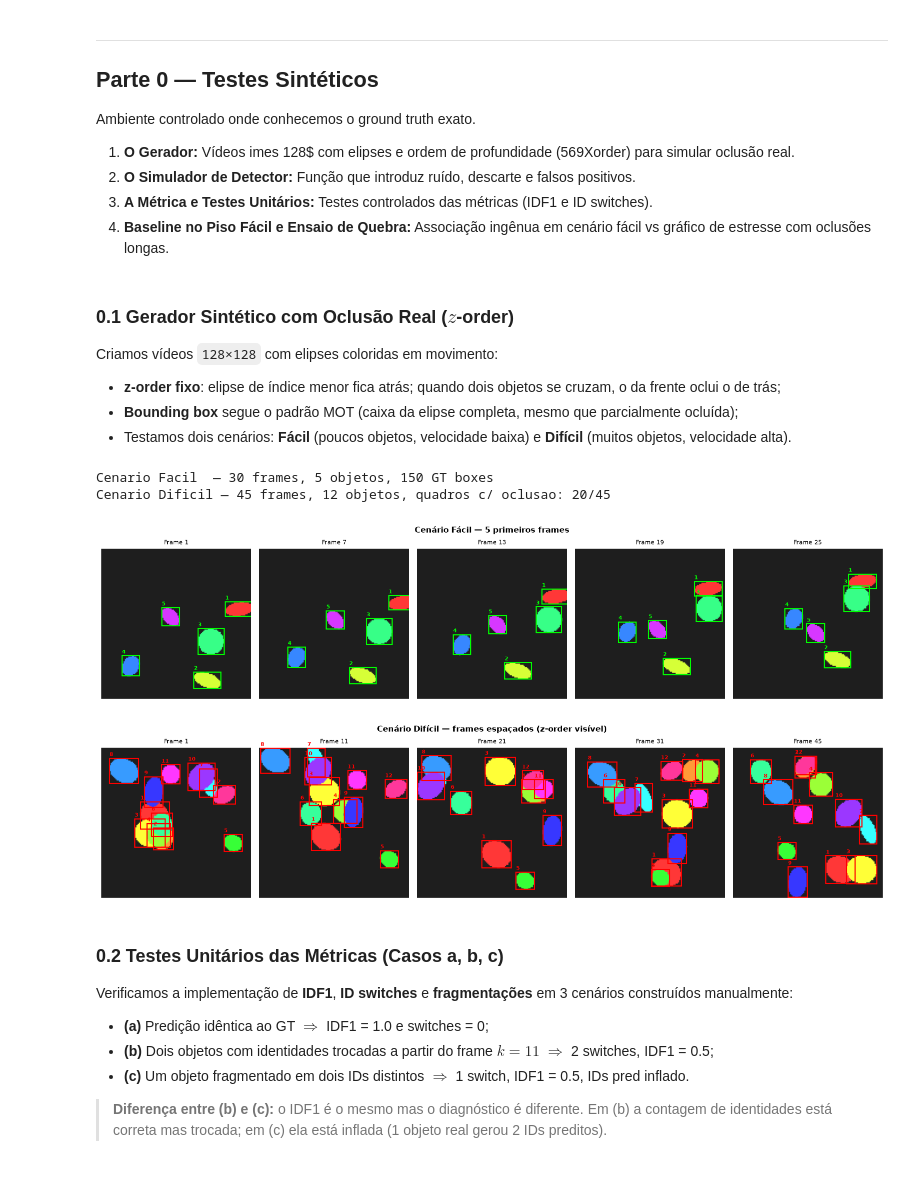
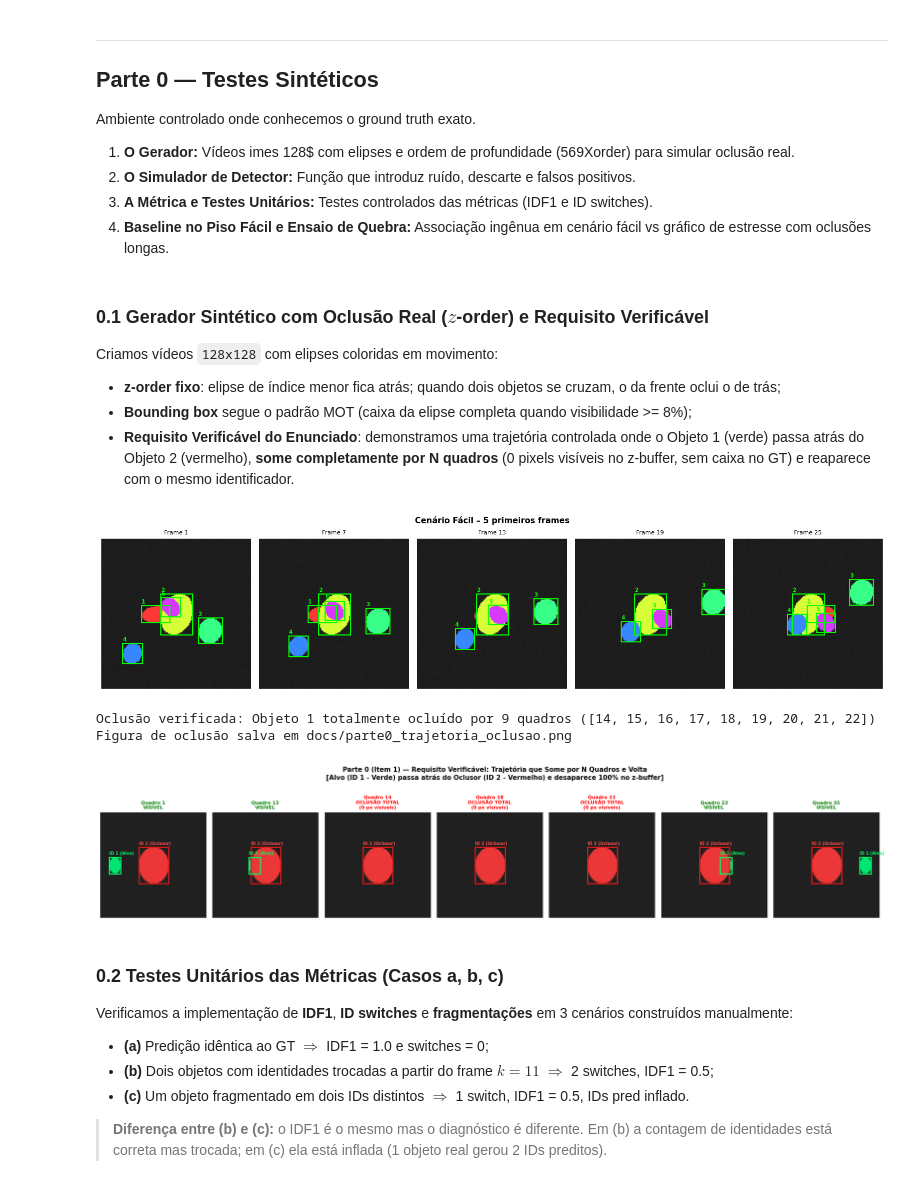
Before and after one commit to ThevezGomes/Programming-Assignment-2---Deep-Learning, a Jupyter notebook: src/pipeline.ipynb, the cells around one changed output. Saved outputs shown, nothing was run; the diff lists cells and outputs as text; code cells hidden in the pictures.

```diff
--- a/src/pipeline.ipynb
+++ b/src/pipeline.ipynb
@@ -49,38 +49,40 @@ Ambiente controlado onde conhecemos o ground truth exato.
 3. **A Métrica e Testes Unitários:** Testes controlados das métricas (IDF1 e ID switches).
 4. **Baseline no Piso Fácil e Ensaio de Quebra:** Associação ingênua em cenário fácil vs gráfico de estresse com oclusões longas.
 # %% [markdown]
-### 0.1 Gerador Sintético com Oclusão Real ($z$-order)
+### 0.1 Gerador Sintético com Oclusão Real ($z$-order) e Requisito Verificável
 
-Criamos vídeos `128×128` com elipses coloridas em movimento:
+Criamos vídeos `128x128` com elipses coloridas em movimento:
 - **z-order fixo**: elipse de índice menor fica atrás; quando dois objetos se cruzam, o da frente oclui o de trás;
-- **Bounding box** segue o padrão MOT (caixa da elipse completa, mesmo que parcialmente ocluída);
-- Testamos dois cenários: **Fácil** (poucos objetos, velocidade baixa) e **Difícil** (muitos objetos, velocidade alta).
+- **Bounding box** segue o padrão MOT (caixa da elipse completa quando visibilidade >= 8%);
+- **Requisito Verificável do Enunciado**: demonstramos uma trajetória controlada onde o Objeto 1 (verde) passa atrás do Objeto 2 (vermelho), **some completamente por N quadros** (0 pixels visíveis no z-buffer, sem caixa no GT) e reaparece com o mesmo identificador.
-# %%
-from src.data import generate_synthetic_video
-from src.visualization import plot_synthetic_frames
-
-frames_easy, gt_easy = generate_synthetic_video(
-    num_frames=30, num_objects=5, frame_size=128, typical_velocity=1.5, seed=42
-)
-frames_hard, gt_hard = generate_synthetic_video(
-    num_frames=45, num_objects=12, frame_size=128, typical_velocity=4.5, seed=99
-)
-
-n_occ = sum(1 for f in gt_hard.values() if len(f) < 12)
-print(f'Cenario Facil  — {len(frames_easy)} frames, 5 objetos, {sum(len(v) for v in gt_easy.values())} GT boxes')
-print(f'Cenario Dificil — {len(frames_hard)} frames, 12 objetos, quadros c/ oclusao: {n_occ}/{len(gt_hard)}')
-
-plot_synthetic_frames(frames_easy, gt_easy, title='Cenário Fácil — 5 primeiros frames')
-plt.show()
-
-plot_synthetic_frames(frames_hard, gt_hard, title='Cenário Difícil — frames espaçados (z-order visível)',
-                      frame_indices=[0, 10, 20, 30, 44], box_color='red')
-plt.show()
-# %% [output]
-Cenario Facil  — 30 frames, 5 objetos, 150 GT boxes
-Cenario Dificil — 45 frames, 12 objetos, quadros c/ oclusao: 20/45
-[figure, removed]
-[figure, removed]
+# %%
+from src.data import generate_synthetic_video, generate_controlled_occlusion_sequence
+from src.visualization import plot_synthetic_frames, plot_occlusion_strip
+import matplotlib.pyplot as plt
+
+# 1. Vídeos sintéticos padrão (Fácil e Difícil)
+frames_easy, gt_easy = generate_synthetic_video(
+    num_frames=30, num_objects=5, frame_size=128, typical_velocity=1.5, seed=42
+)
+frames_hard, gt_hard = generate_synthetic_video(
+    num_frames=45, num_objects=12, frame_size=128, typical_velocity=4.5, seed=99
+)
+
+plot_synthetic_frames(frames_easy, gt_easy, title="Cenário Fácil – 5 primeiros frames")
+plt.show()
+
+# 2. Requisito Verificável: Trajetória que desaparece por N quadros e volta
+frames_occ, gt_occ, info_occ = generate_controlled_occlusion_sequence(
+    num_frames=35, occlusion_duration=8, frame_size=128
+)
+print(f"Oclusão verificada: Objeto 1 totalmente ocluído por {info_occ['num_occluded_frames']} quadros ({info_occ['occluded_frames']})")
+plot_occlusion_strip(frames_occ, gt_occ, target_id=1, occluder_id=2, save_path="docs/parte0_trajetoria_oclusao.png")
+plt.show()
+# %% [output]
+[figure, added]
+Oclusão verificada: Objeto 1 totalmente ocluído por 9 quadros ([14, 15, 16, 17, 18, 19, 20, 21, 22])
+Figura de oclusão salva em docs/parte0_trajetoria_oclusao.png
+[figure, added]
 # %% [markdown]
 ### 0.2 Testes Unitários das Métricas (Casos a, b, c)
 
```
Also changed, not shown: parts of 11 cells of this notebook, 14 other files.
